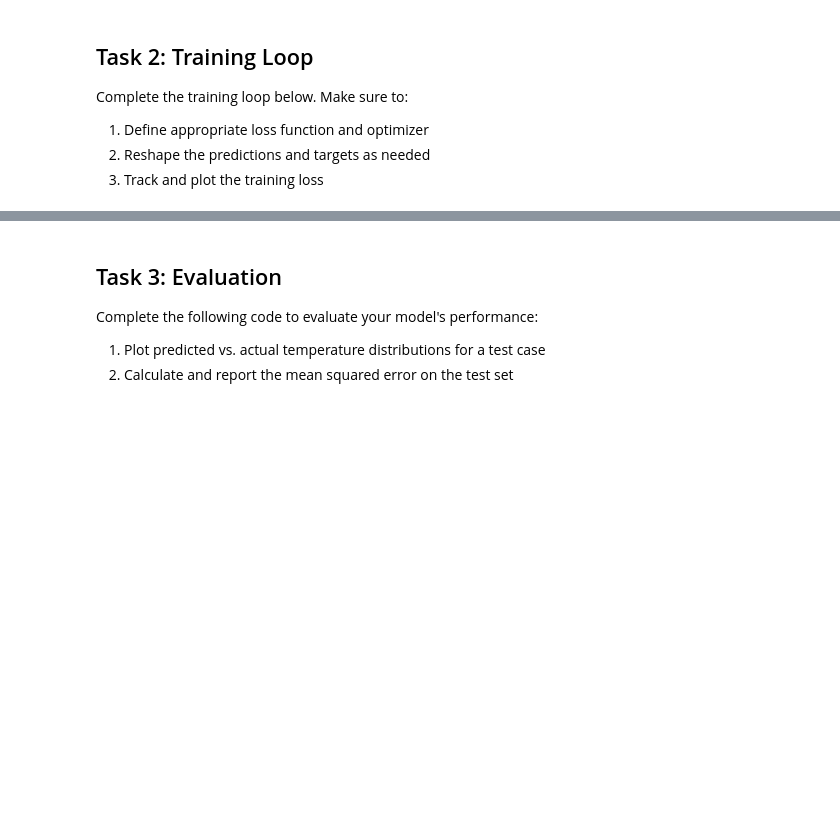
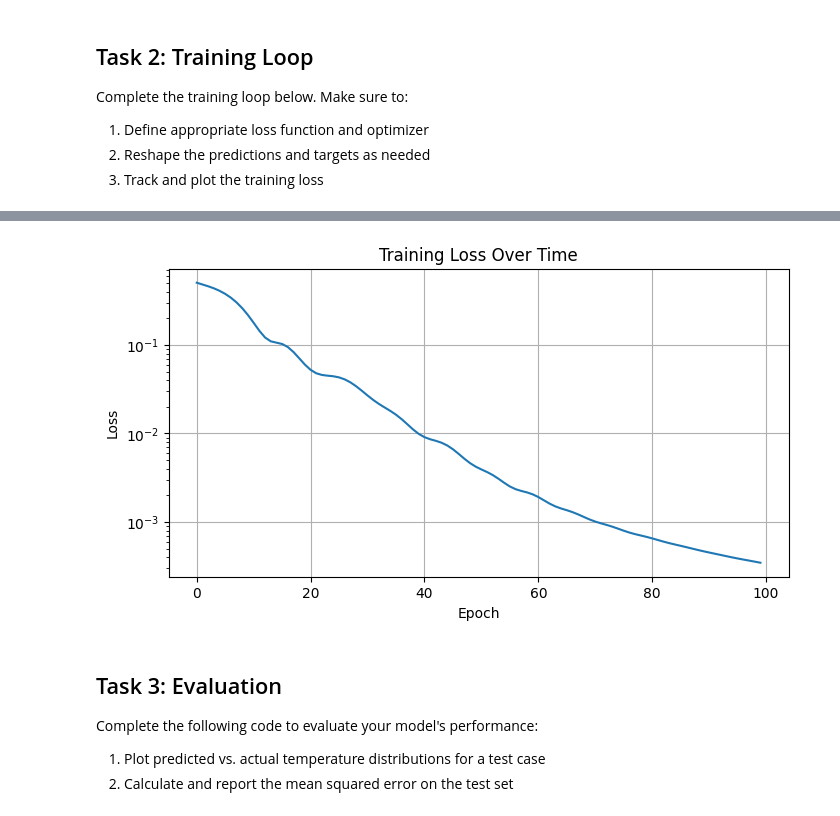
Before and after one commit to yanajakhwal/predicting-heat, a Jupyter notebook: ml-assignment-notebook.ipynb, the cells around one changed output, grey strips where cells are left out. Saved outputs shown, nothing was run; the diff lists cells and outputs as text; code cells hidden in the pictures; blank space fills up the shorter version.

```diff
--- a/ml-assignment-notebook.ipynb
+++ b/ml-assignment-notebook.ipynb
@@ -111,3 +100,18 @@ class HeatPredictor(nn.Module):
+# %%
+class HeatPredictor(nn.Module):
+    def __init__(self):
+        super(HeatPredictor, self).__init__()
+        # Fully connected layers (MLP)
+        self.fc1 = nn.Linear(50, 128)  # Input: 50 spatial points → 128 neurons
+        self.fc2 = nn.Linear(128, 256) # Expands to 256 neurons
+        self.fc3 = nn.Linear(256, 1000) # Maps to 1000 neurons (20×50)
+
+    def forward(self, x):
+        x = F.relu(self.fc1(x))  # Apply ReLU activation after first layer
+        x = F.relu(self.fc2(x))  # Apply ReLU activation after second layer
+        x = self.fc3(x)  # Output layer (no activation since it's regression)
+
+        return x.view(-1, 20, 50)  # Reshape to (batch, time_steps, spatial_points)
 # %% [markdown]
 ## Task 2: Training Loop
 
@@ -117,15 +121,42 @@ Complete the training loop below. Make sure to:
 3. Track and plot the training loss
 # %%
 def train_model(model, X_train, y_train, epochs=100):
-    # TODO: Implement the training loop
-    # 1. Define loss function and optimizer
-    # 2. For each epoch:
-    #    - Forward pass
-    #    - Calculate loss
-    #    - Backward pass
-    #    - Update weights
-    # 3. Track and return training losses
-    pass
+    import torch.optim as optim
+
+    # 1. Define loss function (MSE for regression) and optimizer (Adam)
+    criterion = nn.MSELoss()
+    optimizer = optim.Adam(model.parameters(), lr=0.001)
+
+    # 2. Convert data to PyTorch tensors (if not already)
+    X_train = torch.tensor(X_train, dtype=torch.float32)
+    y_train = torch.tensor(y_train, dtype=torch.float32)
+
+    losses = []  # Store loss values
+
+    # 3. Training loop
+    for epoch in range(epochs):
+        optimizer.zero_grad()  # Zero gradients from previous step
+
+        # Forward pass: Compute predictions
+        predictions = model(X_train)  # Output shape: (batch, 20, 50)
+
+        # Compute loss
+        loss = criterion(predictions, y_train)
+
+        # Backward pass: Compute gradients
+        loss.backward()
+
+        # Update weights
+        optimizer.step()
+
+        # Track loss
+        losses.append(loss.item())
+
+        # Print progress every 10 epochs
+        if (epoch + 1) % 10 == 0:
+            print(f"Epoch [{epoch+1}/{epochs}], Loss: {loss.item():.6f}")
+
+    return losses
 
 # Initialize and train your model
 model = HeatPredictor()
@@ -140,3 +171,4 @@ plt.ylabel('Loss')
 plt.yscale('log')
 plt.grid(True)
 plt.show()
+# %% [output]
@@ -143,3 +185,4 @@ plt.show()
+[figure, added]
 # %% [markdown]
 ## Task 3: Evaluation
 
```
Also changed, not shown: parts of 8 cells of this notebook, 1 other file.
